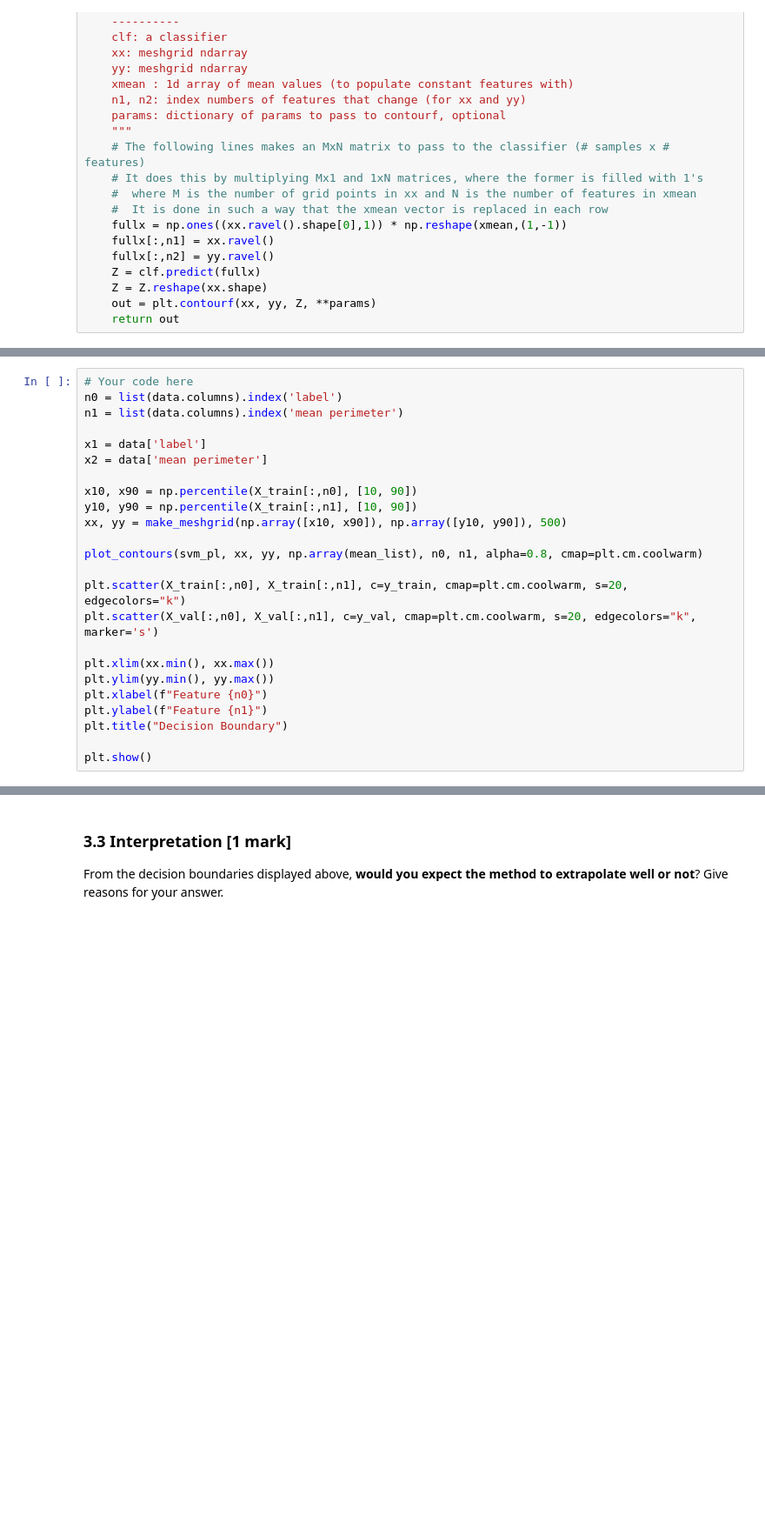
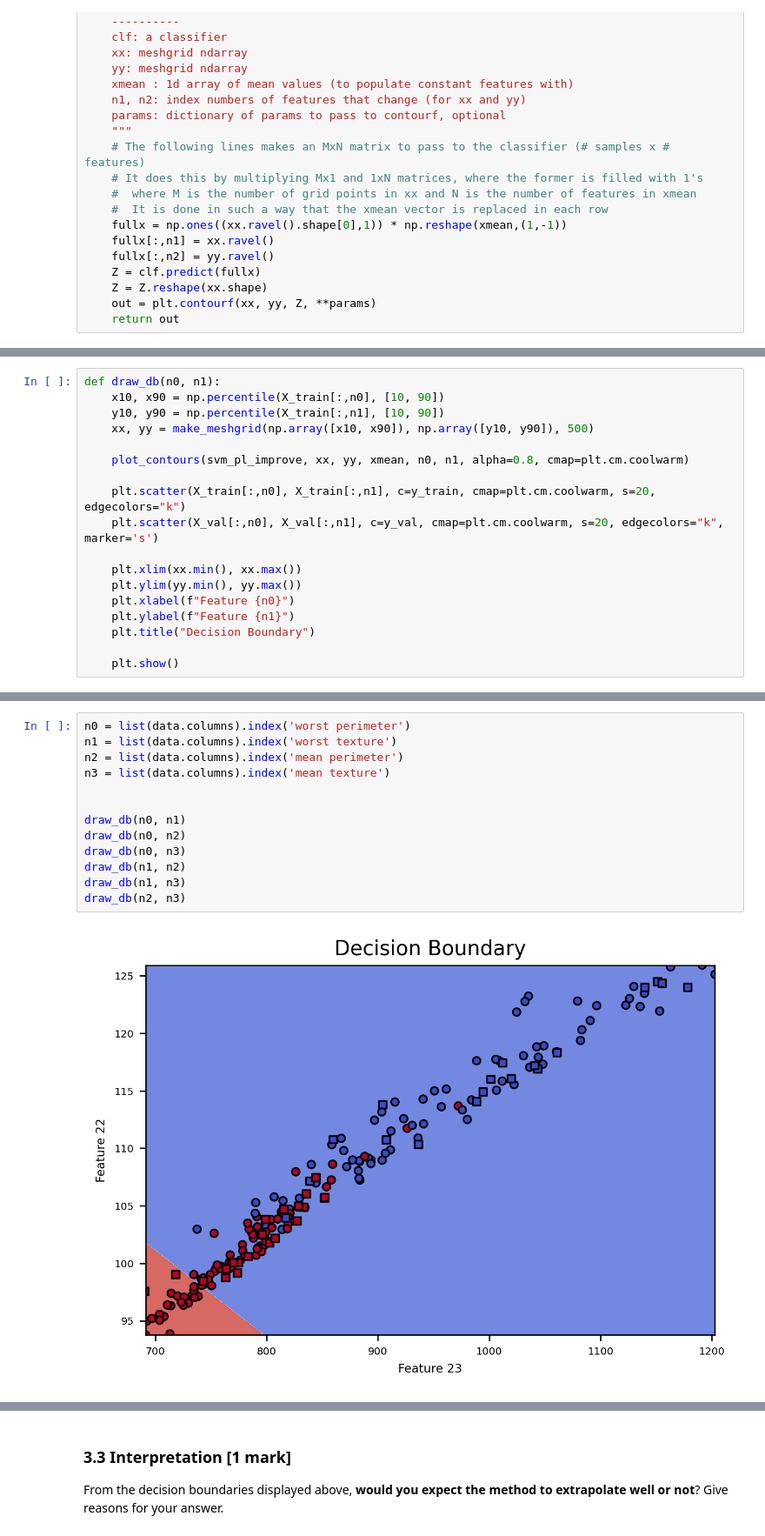
Before and after one commit to XiaoLinZzz/Machine-learning, a Jupyter notebook: A2/A2.ipynb, the cells around one changed output, grey strips where cells are left out. Shown at 87% size. Drawn from its saved outputs; the diff is of its cells as text; blank space fills up the shorter version.

```diff
--- a/A2/A2_template_2022.ipynb
+++ b/A2/A2.ipynb
@@ -758,24 +1122,18 @@ for i in range(0, 30):
 # %%
-# Your code here
-n0 = list(data.columns).index('label')
-n1 = list(data.columns).index('mean perimeter')
+def draw_db(n0, n1):
+    x10, x90 = np.percentile(X_train[:,n0], [10, 90])
+    y10, y90 = np.percentile(X_train[:,n1], [10, 90])
+    xx, yy = make_meshgrid(np.array([x10, x90]), np.array([y10, y90]), 500)
 
-x1 = data['label']
-x2 = data['mean perimeter']
+    plot_contours(svm_pl_improve, xx, yy, xmean, n0, n1, alpha=0.8, cmap=plt.cm.coolwarm)
 
-x10, x90 = np.percentile(X_train[:,n0], [10, 90])
-y10, y90 = np.percentile(X_train[:,n1], [10, 90])
-xx, yy = make_meshgrid(np.array([x10, x90]), np.array([y10, y90]), 500)
+    plt.scatter(X_train[:,n0], X_train[:,n1], c=y_train, cmap=plt.cm.coolwarm, s=20, edgecolors="k")
+    plt.scatter(X_val[:,n0], X_val[:,n1], c=y_val, cmap=plt.cm.coolwarm, s=20, edgecolors="k", marker='s')
 
-plot_contours(svm_pl, xx, yy, np.array(mean_list), n0, n1, alpha=0.8, cmap=plt.cm.coolwarm)
+    plt.xlim(xx.min(), xx.max())
+    plt.ylim(yy.min(), yy.max())
+    plt.xlabel(f"Feature {n0}")
+    plt.ylabel(f"Feature {n1}")
+    plt.title("Decision Boundary")
 
-plt.scatter(X_train[:,n0], X_train[:,n1], c=y_train, cmap=plt.cm.coolwarm, s=20, edgecolors="k")
-plt.scatter(X_val[:,n0], X_val[:,n1], c=y_val, cmap=plt.cm.coolwarm, s=20, edgecolors="k", marker='s')
-
-plt.xlim(xx.min(), xx.max())
-plt.ylim(yy.min(), yy.max())
-plt.xlabel(f"Feature {n0}")
-plt.ylabel(f"Feature {n1}")
-plt.title("Decision Boundary")
-
-plt.show()
+    plt.show()
@@ -870,0 +1140,15 @@ plt.show()
+# %%
+n0 = list(data.columns).index('worst perimeter')
+n1 = list(data.columns).index('worst texture')
+n2 = list(data.columns).index('mean perimeter')
+n3 = list(data.columns).index('mean texture')
+
+
+draw_db(n0, n1)
+draw_db(n0, n2)
+draw_db(n0, n3)
+draw_db(n1, n2)
+draw_db(n1, n3)
+draw_db(n2, n3)
+# %% [output]
+[figure, added]
```
Also changed, not shown: parts of 45 cells of this notebook.
